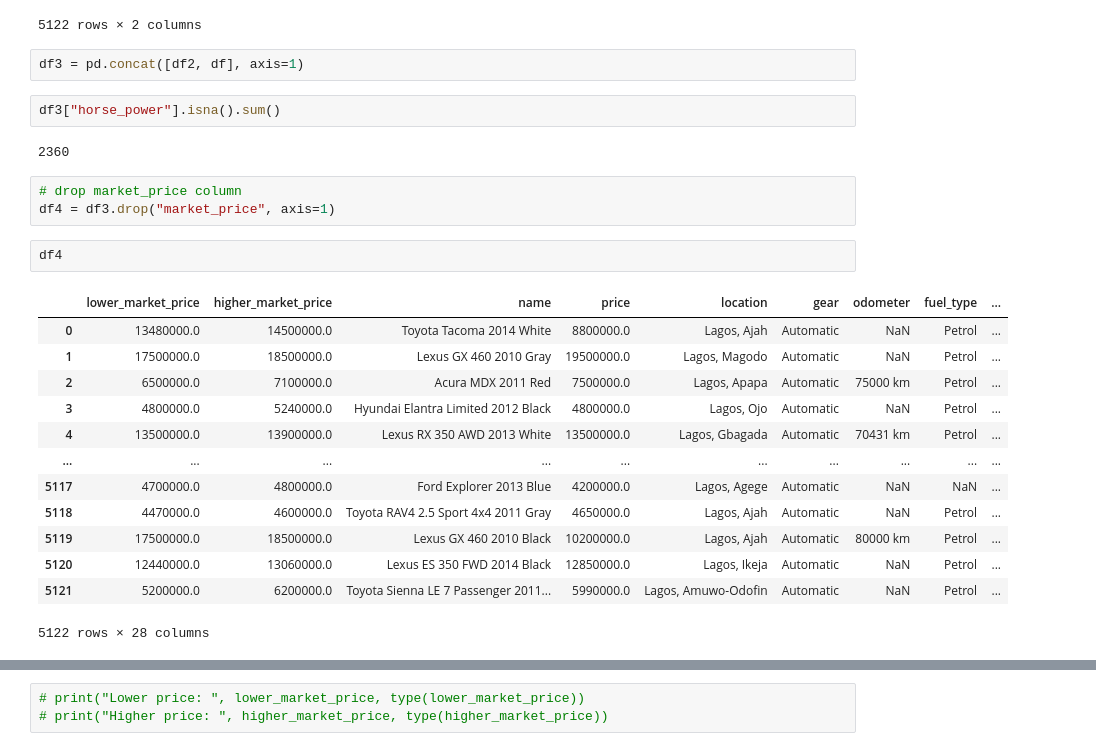
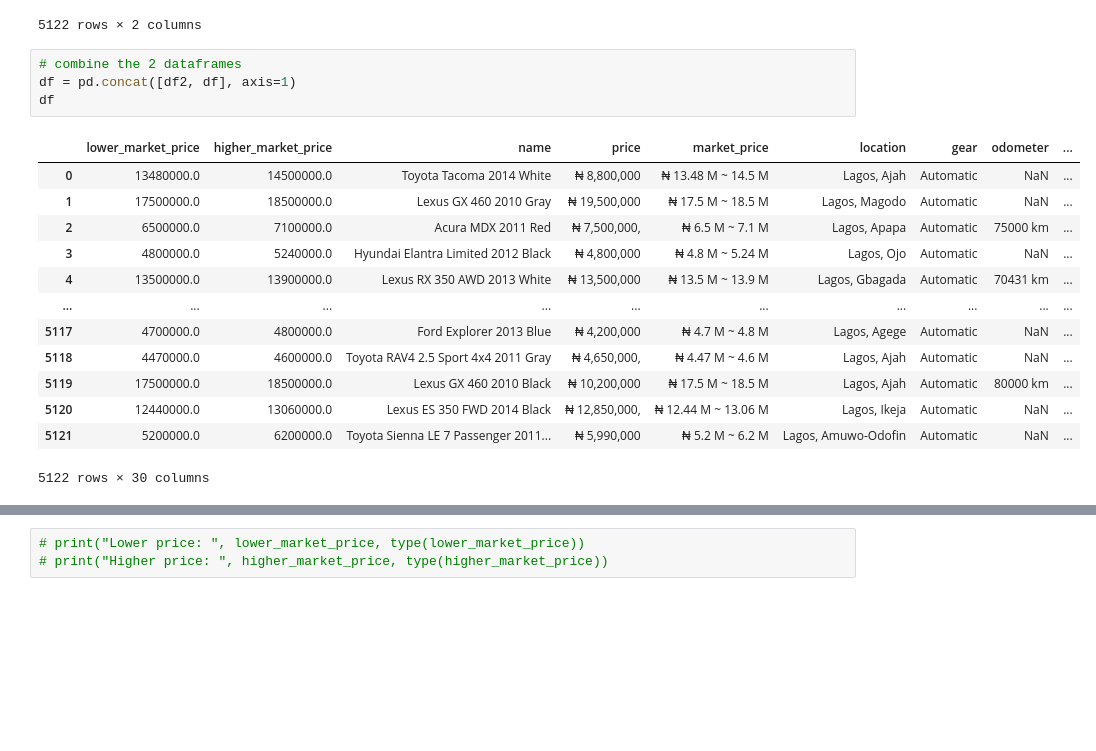
Before and after one commit to praisegee/car-price-prediction, a Jupyter notebook: notebook/preprocess.ipynb, the cells around one changed output, grey strips where cells are left out. Saved outputs shown, nothing was run; the diff lists cells and outputs as text; blank space fills up the shorter version.

```diff
--- a/notebook/preprocess.ipynb
+++ b/notebook/preprocess.ipynb
@@ -306,28 +204,21 @@ df2
 | 5121 | 5200000.0 | 6200000.0 |
 5122 rows × 2 columns
 # %%
-df3 = pd.concat([df2, df], axis=1)
+# combine the 2 dataframes
+df = pd.concat([df2, df], axis=1)
+df
+# %% [output]
+|  | lower_market_price | higher_market_price | name | price | market_price | location | gear | odometer | ... |
+| 0 | 13480000.0 | 14500000.0 | Toyota Tacoma 2014 White | ₦ 8,800,000 | ₦ 13.48 M ~ 14.5 M | Lagos, Ajah | Automatic | NaN | ... |
+| 1 | 17500000.0 | 18500000.0 | Lexus GX 460 2010 Gray | ₦ 19,500,000 | ₦ 17.5 M ~ 18.5 M | Lagos, Magodo | Automatic | NaN | ... |
+| 2 | 6500000.0 | 7100000.0 | Acura MDX 2011 Red | ₦ 7,500,000, | ₦ 6.5 M ~ 7.1 M | Lagos, Apapa | Automatic | 75000 km | ... |
+| 3 | 4800000.0 | 5240000.0 | Hyundai Elantra Limited 2012 Black | ₦ 4,800,000 | ₦ 4.8 M ~ 5.24 M | Lagos, Ojo | Automatic | NaN | ... |
+| 4 | 13500000.0 | 13900000.0 | Lexus RX 350 AWD 2013 White | ₦ 13,500,000 | ₦ 13.5 M ~ 13.9 M | Lagos, Gbagada | Automatic | 70431 km | ... |
+| ... | ... | ... | ... | ... | ... | ... | ... | ... | ... |
+| 5117 | 4700000.0 | 4800000.0 | Ford Explorer 2013 Blue | ₦ 4,200,000 | ₦ 4.7 M ~ 4.8 M | Lagos, Agege | Automatic | NaN | ... |
+| 5118 | 4470000.0 | 4600000.0 | Toyota RAV4 2.5 Sport 4x4 2011 Gray | ₦ 4,650,000, | ₦ 4.47 M ~ 4.6 M | Lagos, Ajah | Automatic | NaN | ... |
+| 5119 | 17500000.0 | 18500000.0 | Lexus GX 460 2010 Black | ₦ 10,200,000 | ₦ 17.5 M ~ 18.5 M | Lagos, Ajah | Automatic | 80000 km | ... |
+| 5120 | 12440000.0 | 13060000.0 | Lexus ES 350 FWD 2014 Black | ₦ 12,850,000, | ₦ 12.44 M ~ 13.06 M | Lagos, Ikeja | Automatic | NaN | ... |
+| 5121 | 5200000.0 | 6200000.0 | Toyota Sienna LE 7 Passenger 2011... | ₦ 5,990,000 | ₦ 5.2 M ~ 6.2 M | Lagos, Amuwo-Odofin | Automatic | NaN | ... |
+5122 rows × 30 columns
-# %%
-df3["horse_power"].isna().sum()
-# %% [output]
-2360
-# %%
-# drop market_price column
-df4 = df3.drop("market_price", axis=1)
-# %%
-df4
-# %% [output]
-|  | lower_market_price | higher_market_price | name | price | location | gear | odometer | fuel_type | ... |
-| 0 | 13480000.0 | 14500000.0 | Toyota Tacoma 2014 White | 8800000.0 | Lagos, Ajah | Automatic | NaN | Petrol | ... |
-| 1 | 17500000.0 | 18500000.0 | Lexus GX 460 2010 Gray | 19500000.0 | Lagos, Magodo | Automatic | NaN | Petrol | ... |
-| 2 | 6500000.0 | 7100000.0 | Acura MDX 2011 Red | 7500000.0 | Lagos, Apapa | Automatic | 75000 km | Petrol | ... |
-| 3 | 4800000.0 | 5240000.0 | Hyundai Elantra Limited 2012 Black | 4800000.0 | Lagos, Ojo | Automatic | NaN | Petrol | ... |
-| 4 | 13500000.0 | 13900000.0 | Lexus RX 350 AWD 2013 White | 13500000.0 | Lagos, Gbagada | Automatic | 70431 km | Petrol | ... |
-| ... | ... | ... | ... | ... | ... | ... | ... | ... | ... |
-| 5117 | 4700000.0 | 4800000.0 | Ford Explorer 2013 Blue | 4200000.0 | Lagos, Agege | Automatic | NaN | NaN | ... |
-| 5118 | 4470000.0 | 4600000.0 | Toyota RAV4 2.5 Sport 4x4 2011 Gray | 4650000.0 | Lagos, Ajah | Automatic | NaN | Petrol | ... |
-| 5119 | 17500000.0 | 18500000.0 | Lexus GX 460 2010 Black | 10200000.0 | Lagos, Ajah | Automatic | 80000 km | Petrol | ... |
-| 5120 | 12440000.0 | 13060000.0 | Lexus ES 350 FWD 2014 Black | 12850000.0 | Lagos, Ikeja | Automatic | NaN | Petrol | ... |
-| 5121 | 5200000.0 | 6200000.0 | Toyota Sienna LE 7 Passenger 2011... | 5990000.0 | Lagos, Amuwo-Odofin | Automatic | NaN | Petrol | ... |
-5122 rows × 28 columns
 # %%
```
Also changed, not shown: parts of 139 cells of this notebook, 7 other files.
